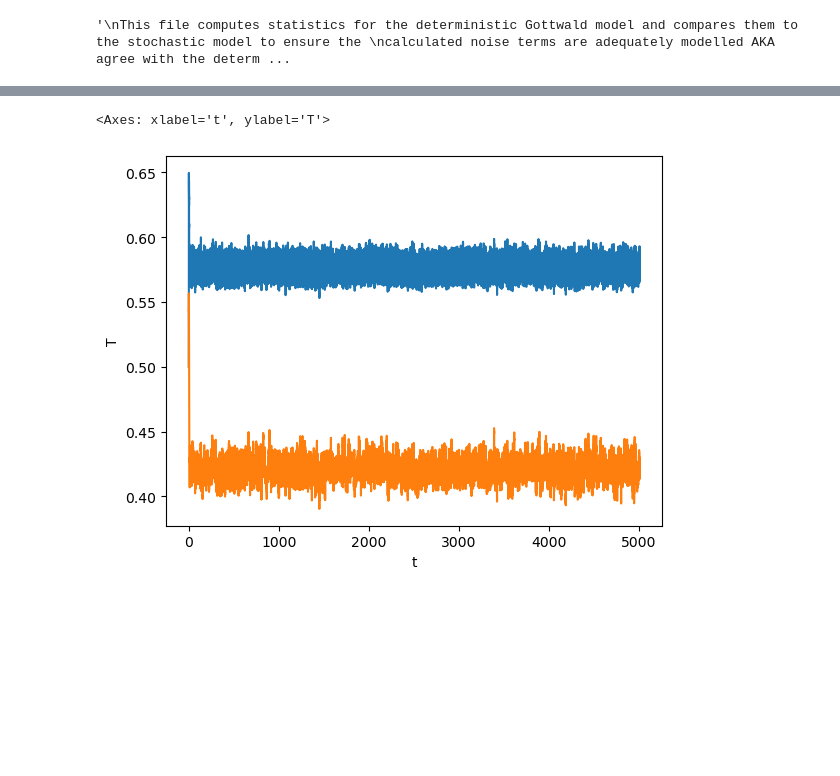
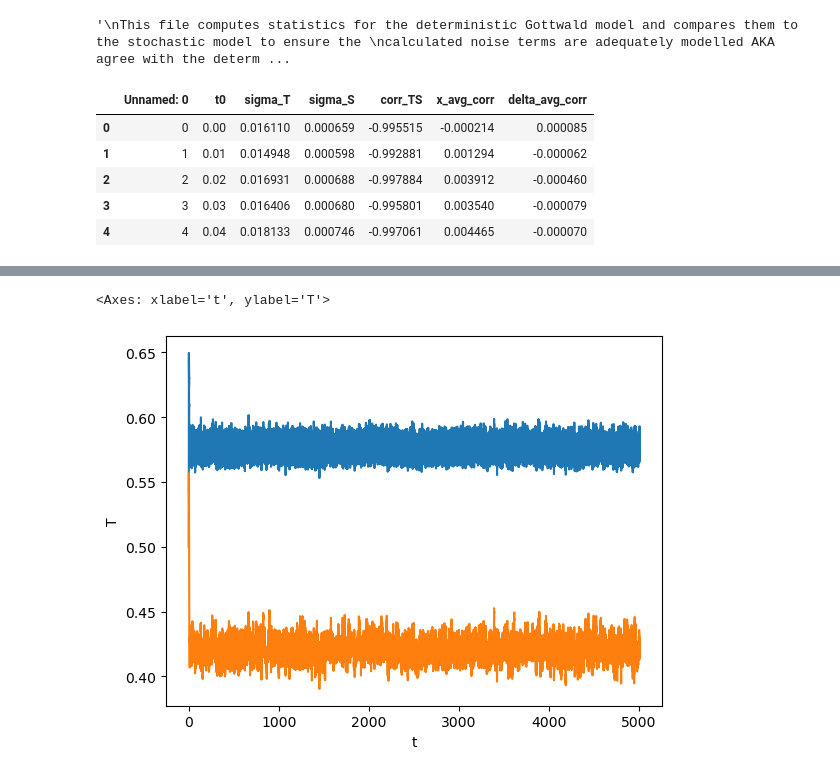
Before and after one commit to amethystaurora-robo/EWS_Gottwald, a Jupyter notebook: code/Analysis.ipynb, the cells around one changed output, grey strips where cells are left out. Drawn from its saved outputs; the diff is of its cells as text; code cells hidden in the pictures; blank space fills up the shorter version.

```diff
--- a/code/Analysis.ipynb
+++ b/code/Analysis.ipynb
@@ -19,0 +21,9 @@ control_run = pd.read_csv("../data/control_run5000_year.csv")
+# %%
+cov_matrix.head()
+# %% [output]
+|  | Unnamed: 0 | t0 | sigma_T | sigma_S | corr_TS | x_avg_corr | delta_avg_corr |
+| 0 | 0 | 0.00 | 0.016110 | 0.000659 | -0.995515 | -0.000214 | 0.000085 |
+| 1 | 1 | 0.01 | 0.014948 | 0.000598 | -0.992881 | 0.001294 | -0.000062 |
+| 2 | 2 | 0.02 | 0.016931 | 0.000688 | -0.997884 | 0.003912 | -0.000460 |
+| 3 | 3 | 0.03 | 0.016406 | 0.000680 | -0.995801 | 0.003540 | -0.000079 |
+| 4 | 4 | 0.04 | 0.018133 | 0.000746 | -0.997061 | 0.004465 | -0.000070 |
```
Also changed, not shown: parts of 6 cells of this notebook, 2 other files.
